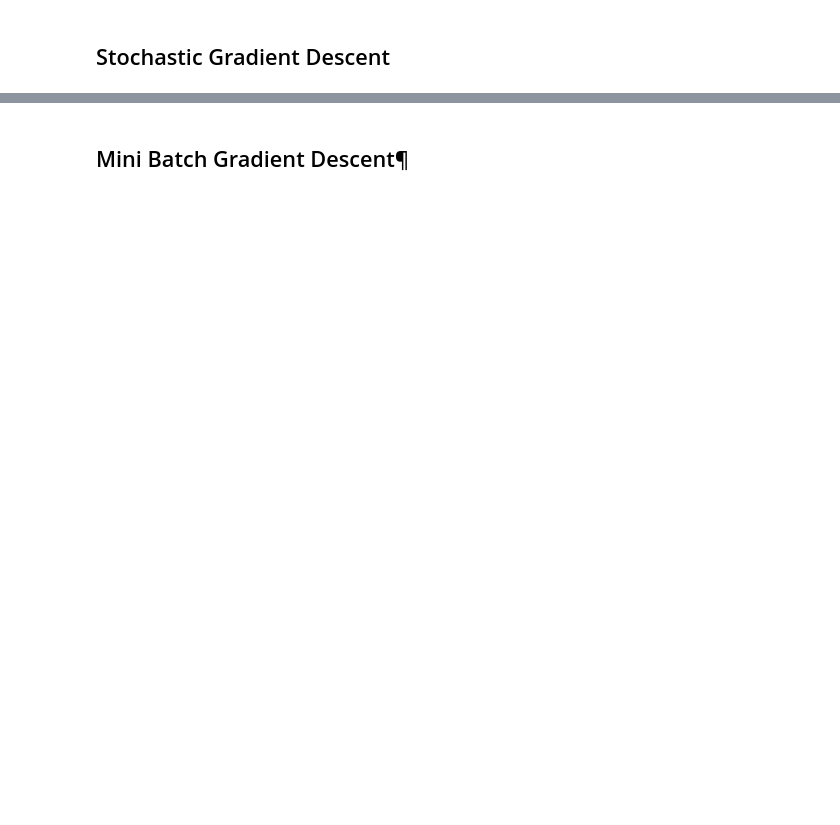
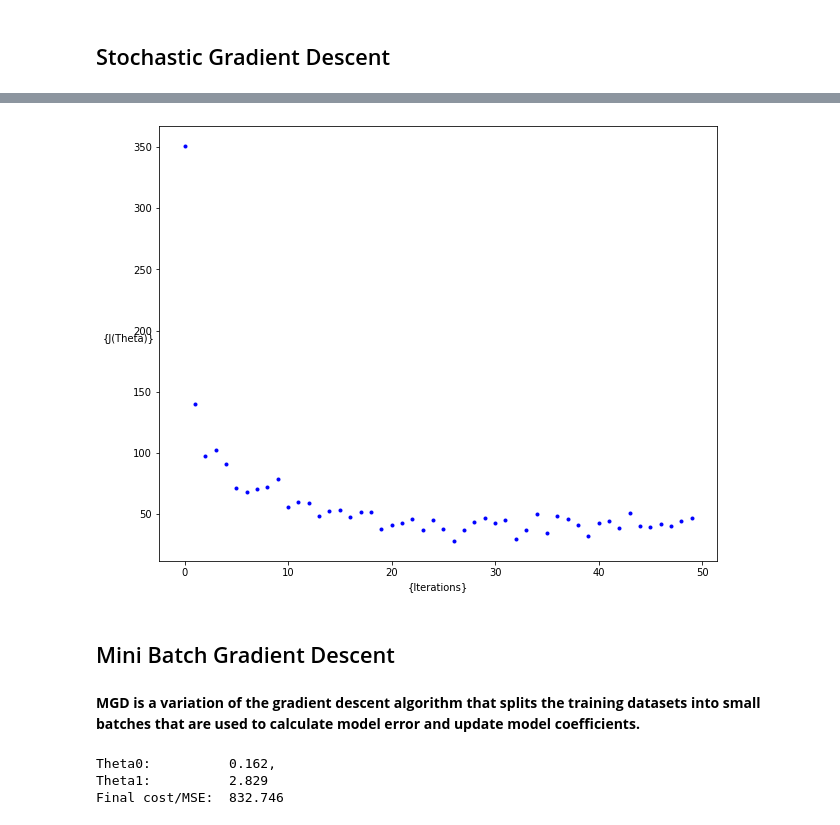
Before and after one commit to quentin-pierson/aiProject, a Jupyter notebook: GradientDescent.ipynb, the cells around one changed output, grey strips where cells are left out. Drawn from its saved outputs; the diff is of its cells as text; code cells hidden in the pictures; blank space fills up the shorter version.

```diff
--- a/GradientDescent.ipynb
+++ b/GradientDescent.ipynb
@@ -105,2 +148,15 @@ _=ax.plot(range(n_iter),cost_history,'b.')
+# %%
+fig,ax = plt.subplots(figsize=(10,8))
+
+ax.set_ylabel('{J(Theta)}',rotation=0)
+ax.set_xlabel('{Iterations}')
+theta = np.random.randn(2,1)
+
+_=ax.plot(range(n_iter),cost_history,'b.')
+# %% [output]
+[figure, added]
 # %% [markdown]
-## Mini Batch Gradient Descent¶
+## Mini Batch Gradient Descent
+# %% [markdown]
+**MGD is a variation of the gradient descent algorithm that splits the training datasets into small batches that are used to
+calculate model error and update model coefficients.**
@@ -106,0 +196,16 @@ _=ax.plot(range(n_iter),cost_history,'b.')
+# %%
+lr =0.1
+n_iter = 200
+
+theta = np.random.randn(2,1)
+
+
+theta,cost_history = minibatch_gradient_descent(X,y,theta,lr,n_iter)
+
+
+print('Theta0:          {:0.3f},\nTheta1:          {:0.3f}'.format(theta[0][0],theta[1][0]))
+print('Final cost/MSE:  {:0.3f}'.format(cost_history[-1]))
+# %% [output]
+Theta0:          0.162,
+Theta1:          2.829
+Final cost/MSE:  832.746
```
Also changed, not shown: parts of 10 cells of this notebook, 3 other files.
